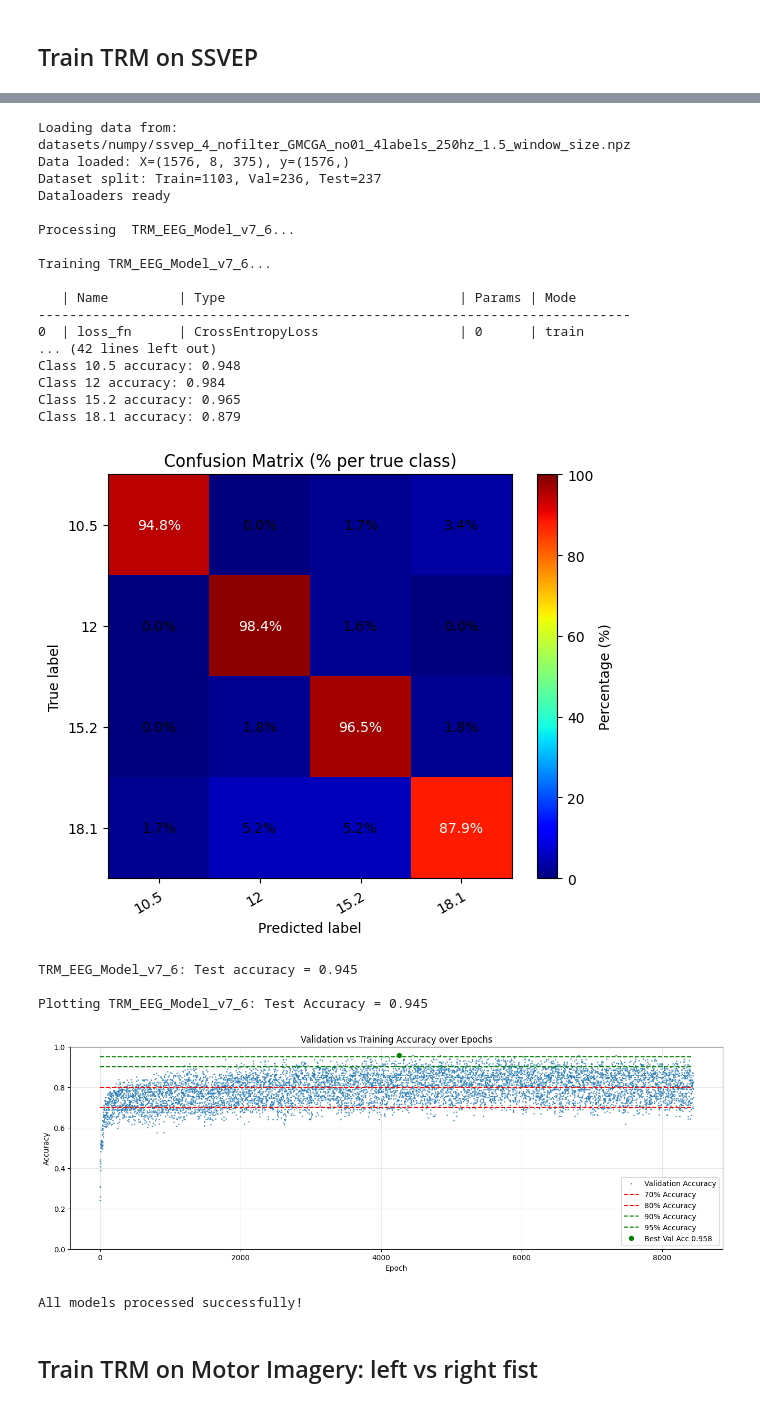
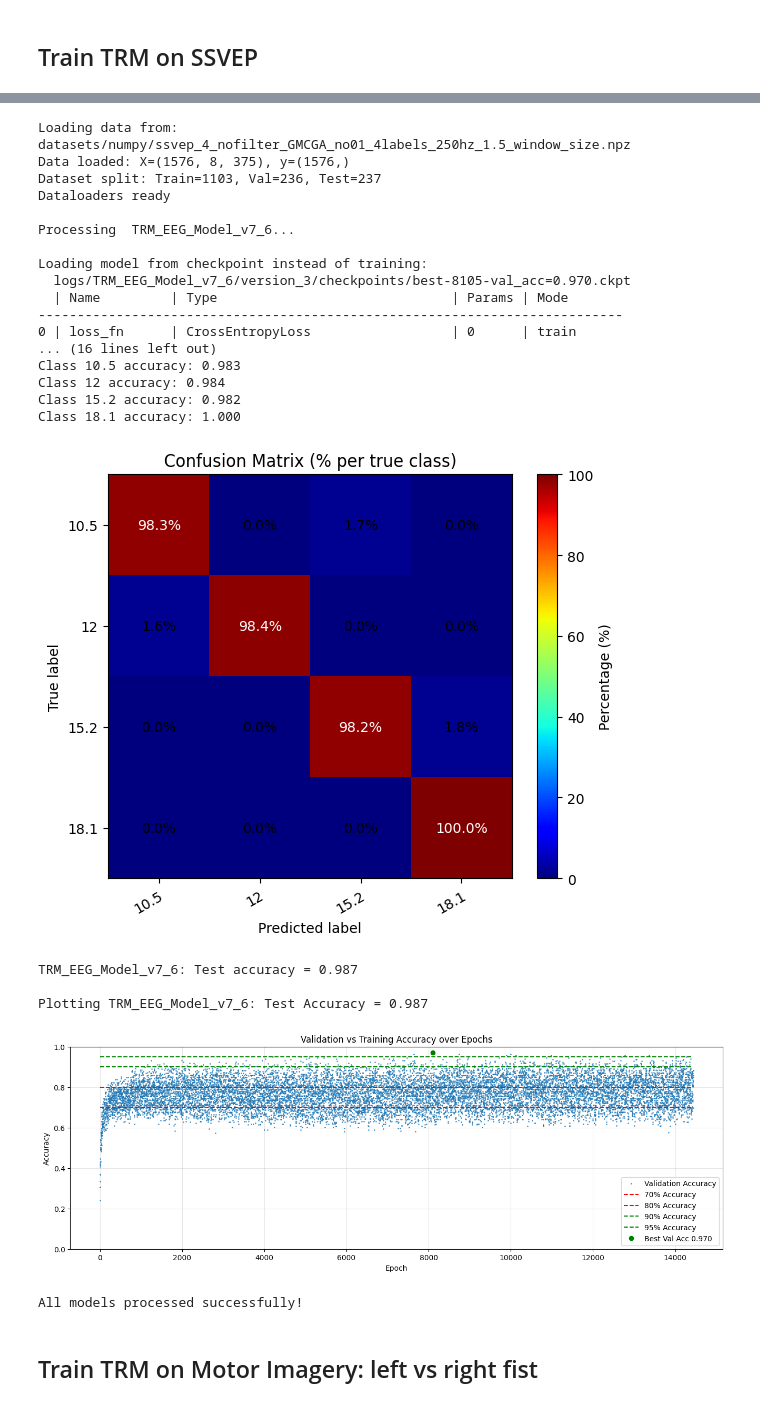
Before and after one commit to GeorgTenzing/EEG_Classification, a Jupyter notebook: Main.ipynb, the cells around one changed output, grey strips where cells are left out. Cells and saved outputs as stored; diff of their text form; code cells hidden in the pictures.

```diff
--- a/Main.ipynb
+++ b/Main.ipynb
@@ -198,48 +192,50 @@ shared_parameters_ssvep = {
     "MAX_TIME": "00:01:00:00",
     # "EPOCHS": 100,
     "MODEL_KWARGS": {
         "in_channels": 8,
         "num_classes": 4,
         # "LR": 1e-4,  # try lower learning rate
         "class_labels": [10.5, 12, 15.2, 18.1],
         "class_weights": [1.0, 1.0, 1.0, 1.0],
     },
     "SUMMARY": True,
     "skip_training": True,
     # "LOAD_CHECKPOINT": "logs/TRM_EEG_Model_v1/version_9_4ssvep_945/checkpoints/best-2491-val_acc=0.953.ckpt",
     # "LOAD_CHECKPOINT": "logs/TRM_EEG_Model_v1_4/version_2/checkpoints/best-36-val_acc=0.517.ckpt",
     # "LOAD_CHECKPOINT": "logs/TRM_EEG_Model_v1_3/version_2_4ssvep_903_10min/checkpoints/best-920-val_acc=0.873.ckpt",
     # "LOAD_CHECKPOINT": "logs/TRM_EEG_Model_v3_2/version_1/checkpoints/best-4998-val_acc=0.945.ckpt",
     # "LOAD_CHECKPOINT": "logs/TRM_EEG_Model_v7_2/version_1/checkpoints/best-1542-val_acc=0.945.ckpt",
     # "LOAD_CHECKPOINT": "logs/TRM_EEG_Model_v7_2/version_2/checkpoints/best-10005-val_acc=0.958.ckpt",
-    "LOAD_CHECKPOINT": "logs/TRM_EEG_Model_v7_6/version_1/checkpoints/best-4254-val_acc=0.958.ckpt",
+    # "LOAD_CHECKPOINT": "logs/TRM_EEG_Model_v7_6/version_1/checkpoints/best-4254-val_acc=0.958.ckpt",
+    "LOAD_CHECKPOINT": "logs/TRM_EEG_Model_v7_6/version_3/checkpoints/best-8105-val_acc=0.970.ckpt",
+
 
 
 }
 results, test_loader = run_multiple_models(models, shared_parameters_ssvep)
 # %% [output]
 Loading data from: datasets/numpy/ssvep_4_nofilter_GMCGA_no01_4labels_250hz_1.5_window_size.npz
 Data loaded: X=(1576, 8, 375), y=(1576,)
 Dataset split: Train=1103, Val=236, Test=237
 Dataloaders ready
 
 Processing  TRM_EEG_Model_v7_6...
 
-Training TRM_EEG_Model_v7_6...
-
-   | Name         | Type                              | Params | Mode
-----------------------------------------------------------------------------
-0  | loss_fn      | CrossEntropyLoss                  | 0      | train
-... (42 lines left out)
-Class 10.5 accuracy: 0.948
+Loading model from checkpoint instead of training:
+  logs/TRM_EEG_Model_v7_6/version_3/checkpoints/best-8105-val_acc=0.970.ckpt
+  | Name         | Type                              | Params | Mode
+---------------------------------------------------------------------------
+0 | loss_fn      | CrossEntropyLoss                  | 0      | train
+... (16 lines left out)
+Class 10.5 accuracy: 0.983
 Class 12 accuracy: 0.984
-Class 15.2 accuracy: 0.965
-Class 18.1 accuracy: 0.879
+Class 15.2 accuracy: 0.982
+Class 18.1 accuracy: 1.000
-[figure, old version]
+[figure, new version]
-TRM_EEG_Model_v7_6: Test accuracy = 0.945
+TRM_EEG_Model_v7_6: Test accuracy = 0.987
 
-Plotting TRM_EEG_Model_v7_6: Test Accuracy = 0.945
+Plotting TRM_EEG_Model_v7_6: Test Accuracy = 0.987
-[figure, old version]
+[figure, new version]
 All models processed successfully!
 # %% [markdown]
 ## Train TRM on Motor Imagery: left vs right fist
```
Also changed, not shown: parts of 1 cell of this notebook, 4 other files.
